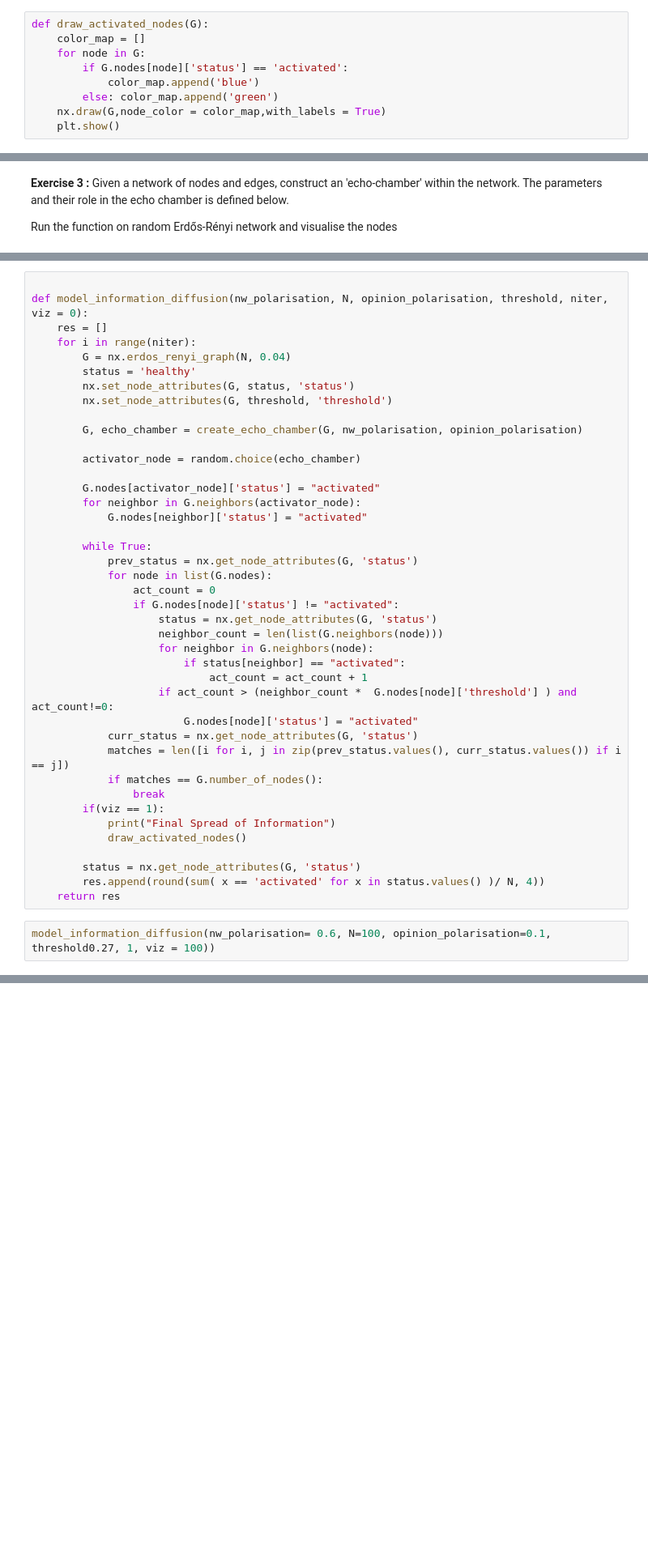
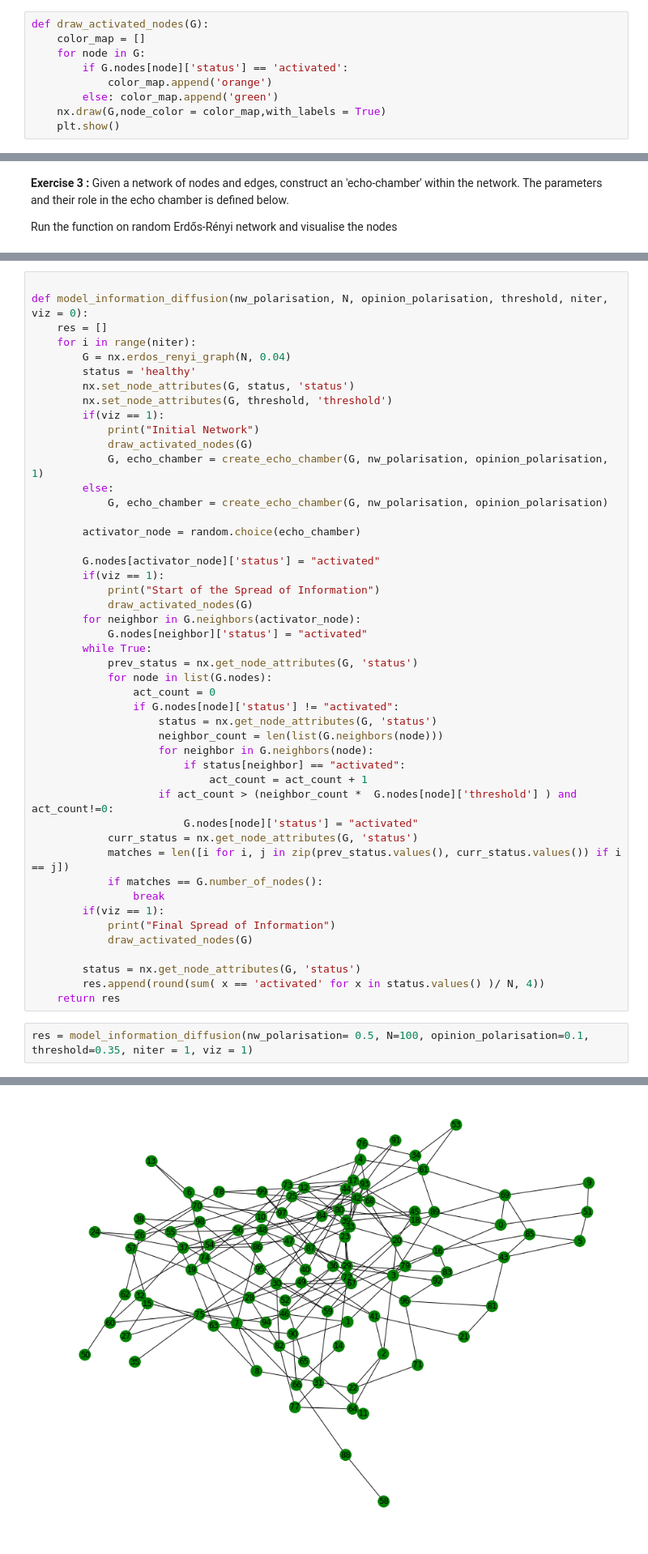
Before and after one commit to asrayousuf/InformationDiffusion, a Jupyter notebook: notebooks/Part-3-EchoChamberEffect.ipynb, the cells around one changed output, grey strips where cells are left out. Shown at 81% size. Cells and saved outputs as stored; diff of their text form; blank space fills up the shorter version.

```diff
--- a/notebooks/Part-3-EchoChamberEffect.ipynb
+++ b/notebooks/Part-3-EchoChamberEffect.ipynb
@@ -34,7 +34,7 @@ def draw_activated_nodes(G):
     color_map = []
     for node in G:
         if G.nodes[node]['status'] == 'activated':
-            color_map.append('blue')
+            color_map.append('orange')
         else: color_map.append('green')
     nx.draw(G,node_color = color_map,with_labels = True)
     plt.show()
@@ -145,15 +145,21 @@ def model_information_diffusion(nw_polarisation, N, opinion_polarisation, thresh
         status = 'healthy'
         nx.set_node_attributes(G, status, 'status')
         nx.set_node_attributes(G, threshold, 'threshold')
-
-        G, echo_chamber = create_echo_chamber(G, nw_polarisation, opinion_polarisation)
+        if(viz == 1):
+            print("Initial Network")
+            draw_activated_nodes(G)
+            G, echo_chamber = create_echo_chamber(G, nw_polarisation, opinion_polarisation, 1)
+        else:
+            G, echo_chamber = create_echo_chamber(G, nw_polarisation, opinion_polarisation)
 
         activator_node = random.choice(echo_chamber)
 
         G.nodes[activator_node]['status'] = "activated"
+        if(viz == 1):
+            print("Start of the Spread of Information")
+            draw_activated_nodes(G)
         for neighbor in G.neighbors(activator_node):
             G.nodes[neighbor]['status'] = "activated"
-
         while True:
             prev_status = nx.get_node_attributes(G, 'status')
             for node in list(G.nodes):
@@ -172,11 +178,11 @@ def model_information_diffusion(nw_polarisation, N, opinion_polarisation, thresh
                 break
         if(viz == 1):
             print("Final Spread of Information")
-            draw_activated_nodes()
+            draw_activated_nodes(G)
 
         status = nx.get_node_attributes(G, 'status')
         res.append(round(sum( x == 'activated' for x in status.values() )/ N, 4))
     return res
 # %%
-model_information_diffusion(nw_polarisation= 0.6, N=100, opinion_polarisation=0.1, threshold0.27, 1, viz = 100))
+res = model_information_diffusion(nw_polarisation= 0.5, N=100, opinion_polarisation=0.1, threshold=0.35, niter = 1, viz = 1)
 # %% [output]
@@ -183,0 +190 @@ SyntaxError: invalid syntax (<ipython-input-1152-f9a583b3c4bd>, line 1)
+[figure, added]
```
Also changed, not shown: parts of 2 cells of this notebook.
